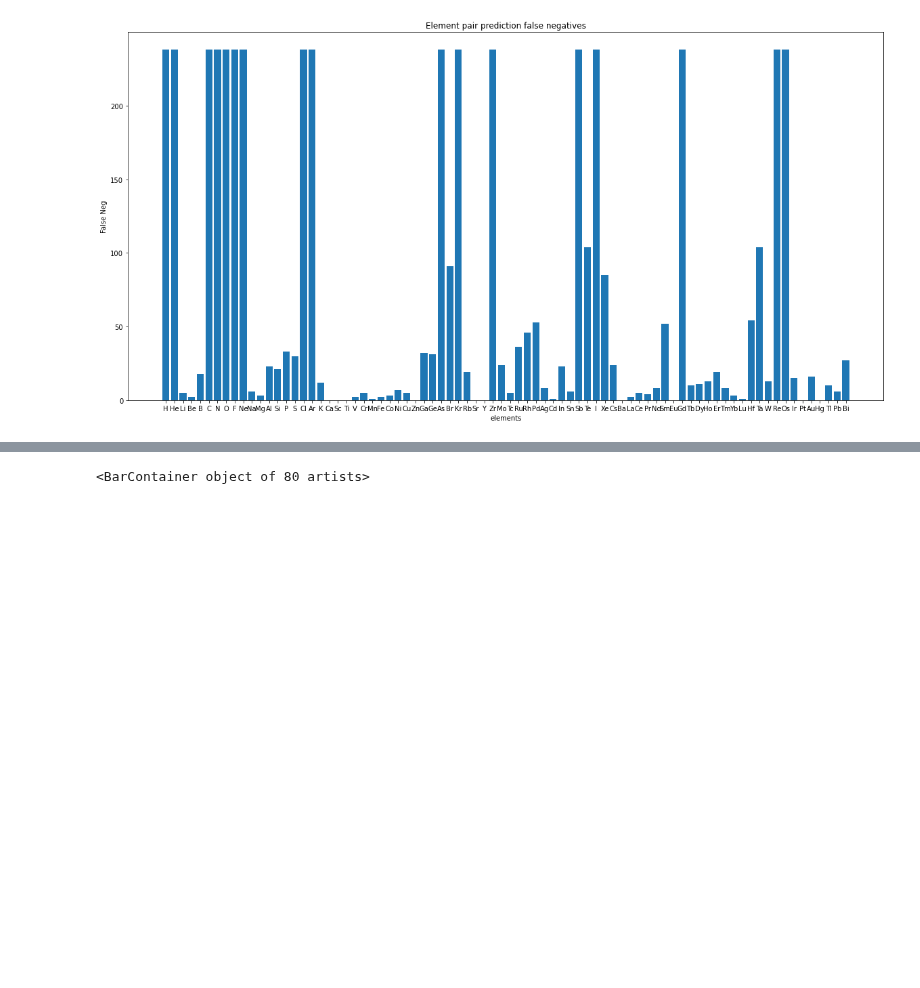
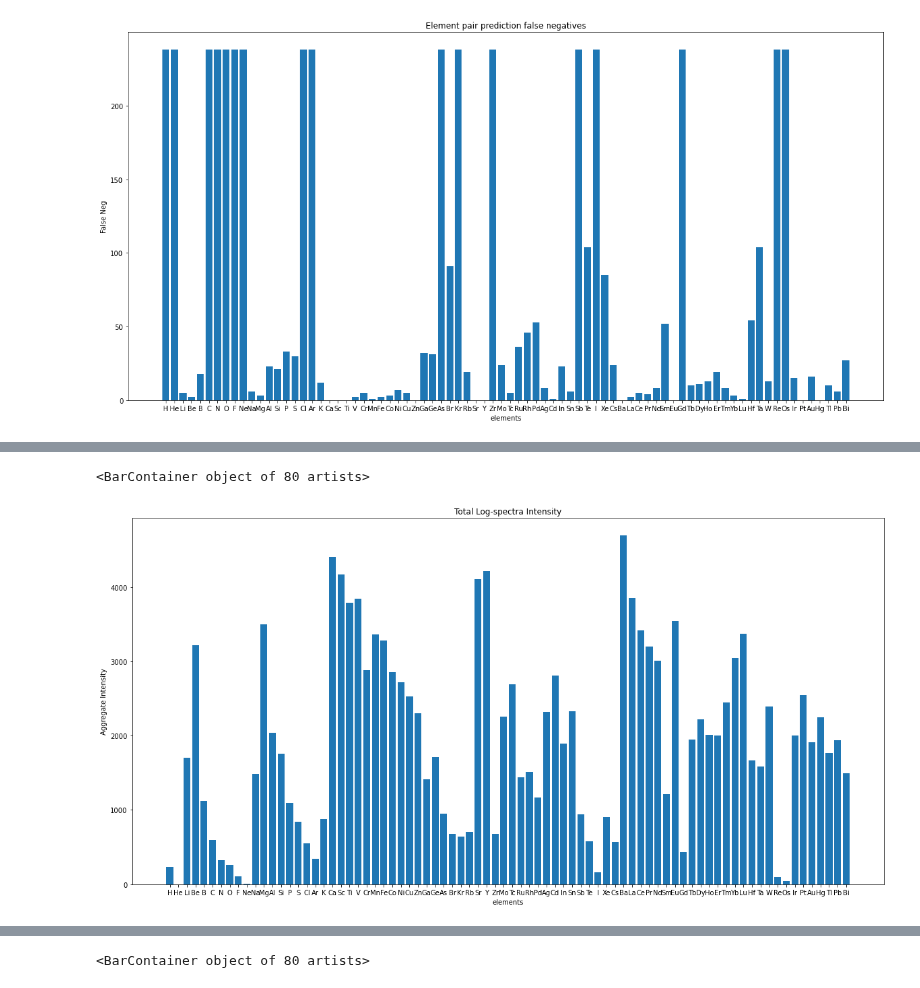
Before and after one commit to MWhitta/phaseMAP, a Jupyter notebook: Model_Test.ipynb, the cells around one changed output, grey strips where cells are left out. Cells and saved outputs as stored; diff of their text form; code cells hidden in the pictures; blank space fills up the shorter version.

```diff
--- a/Model_Test.ipynb
+++ b/Model_Test.ipynb
@@ -262,0 +244,7 @@ F max line: 33.05
+# %%
+#Check if the pure elements were identified/learned
+#This informs whether rescaling / iteration will likely work
+for i in range(max_z):
+    match = np.array_equal((np.max(pred[i,0:max_z,:], axis=1) > thresh), (fracs[i] > 0))
+    if not match:
+        print(f"missed element: {elem_symb[i]}")
@@ -262,0 +269,16 @@ F max line: 33.05
+# %%
+#To force model to train more on these missed elements we can modify the Loss function
+#Our loss is MSE applied evenly across all 80 elements in the y_data arrays vs. pred arrays
+#Max peak is a single point but maybe more meaningful to consider total intensity as scaling factor
+el_tot_int = np.zeros(len(elem_symb))
+for i in range(len(elem_symb)):
+    el_tot_int[i] = torch.sum(x_data[i][0])
+
+fig, ax = plt.subplots(figsize=(20,10))
+ax.set_xlabel('elements')  # Add an x-label to the axes.
+ax.set_ylabel('Aggregate Intensity')  # Add a y-label to the axes.
+ax.set_title('Total Log-spectra Intensity')  # Add a title to the axes.
+ax.bar(elem_symb, el_tot_int)
+# %% [output]
+<BarContainer object of 80 artists>
+[figure, added]
```
Also changed, not shown: parts of 9 cells of this notebook, 2 other files.
